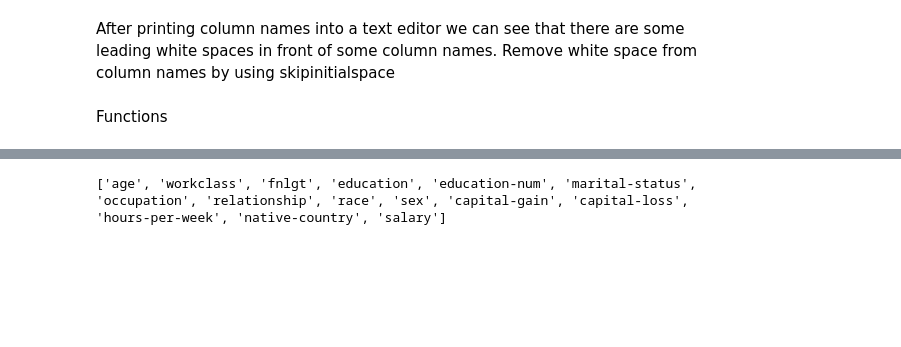
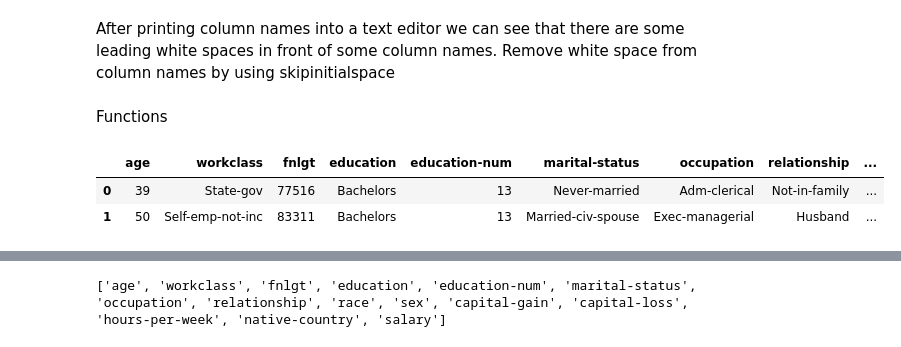
Before and after one commit to gichelli/machine_learning_operations_p3, a Jupyter notebook: eda.ipynb, the cells around one changed output, grey strips where cells are left out. Saved outputs shown, nothing was run; the diff lists cells and outputs as text; code cells hidden in the pictures; blank space fills up the shorter version.

```diff
--- a/eda.ipynb
+++ b/eda.ipynb
@@ -207,6 +207,12 @@ def inference(model, X):
     """
     preds = model.predict(X)
     return preds
+# %%
+df.head(2)
+# %% [output]
+|  | age | workclass | fnlgt | education | education-num | marital-status | occupation | relationship | ... |
+| 0 | 39 | State-gov | 77516 | Bachelors | 13 | Never-married | Adm-clerical | Not-in-family | ... |
+| 1 | 50 | Self-emp-not-inc | 83311 | Bachelors | 13 | Married-civ-spouse | Exec-managerial | Husband | ... |
 # %%
 df.head()
 # %% [output]
```
Also changed, not shown: parts of 45 cells of this notebook, 8 other files.
